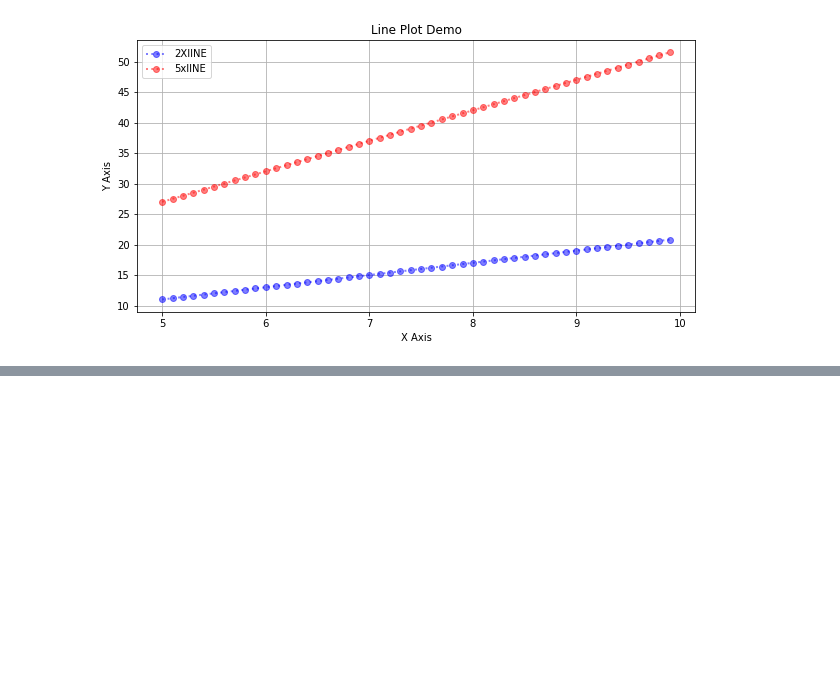
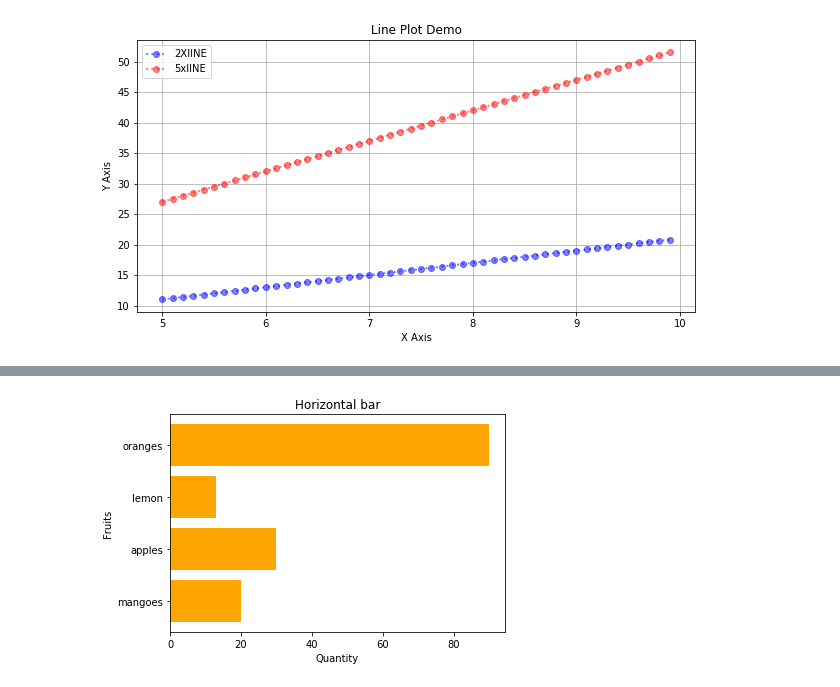
Before and after one commit to joseph1506/data-science-python, a Jupyter notebook: matplotlib.ipynb, the cells around one changed output, grey strips where cells are left out. Drawn from its saved outputs; the diff is of its cells as text; code cells hidden in the pictures; blank space fills up the shorter version.

```diff
--- a/matplotlib.ipynb
+++ b/matplotlib.ipynb
@@ -22,0 +37,9 @@ plt.show()
+# %%
+plt.barh(names,values,color="orange")
+plt.title('Horizontal bar')
+plt.xlabel('Quantity')
+plt.ylabel('Fruits')
+plt.savefig('Barh.png')
+plt.show()
+# %% [output]
+[figure, added]
```
Also changed, not shown: parts of 7 cells of this notebook, 4 other files.
